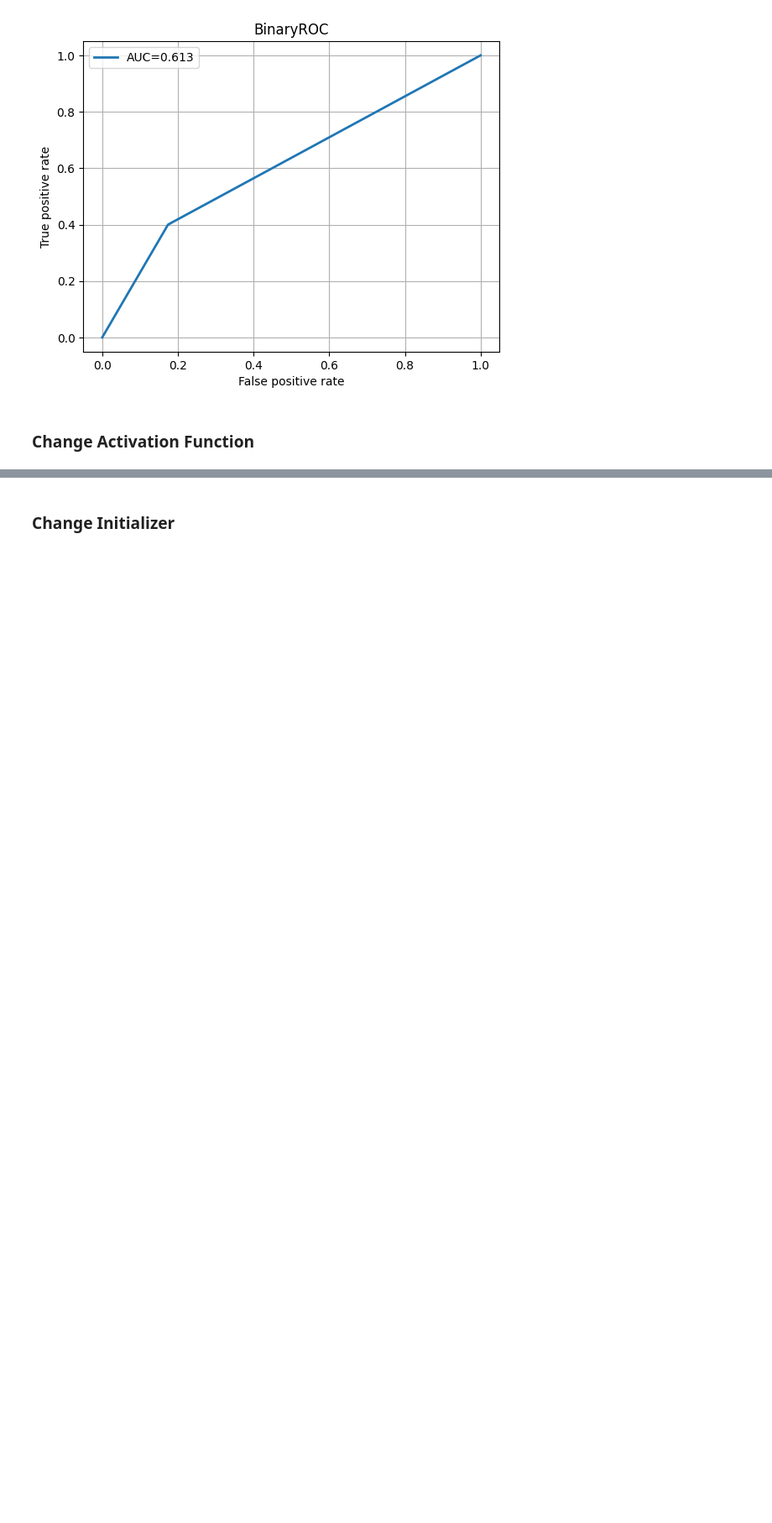
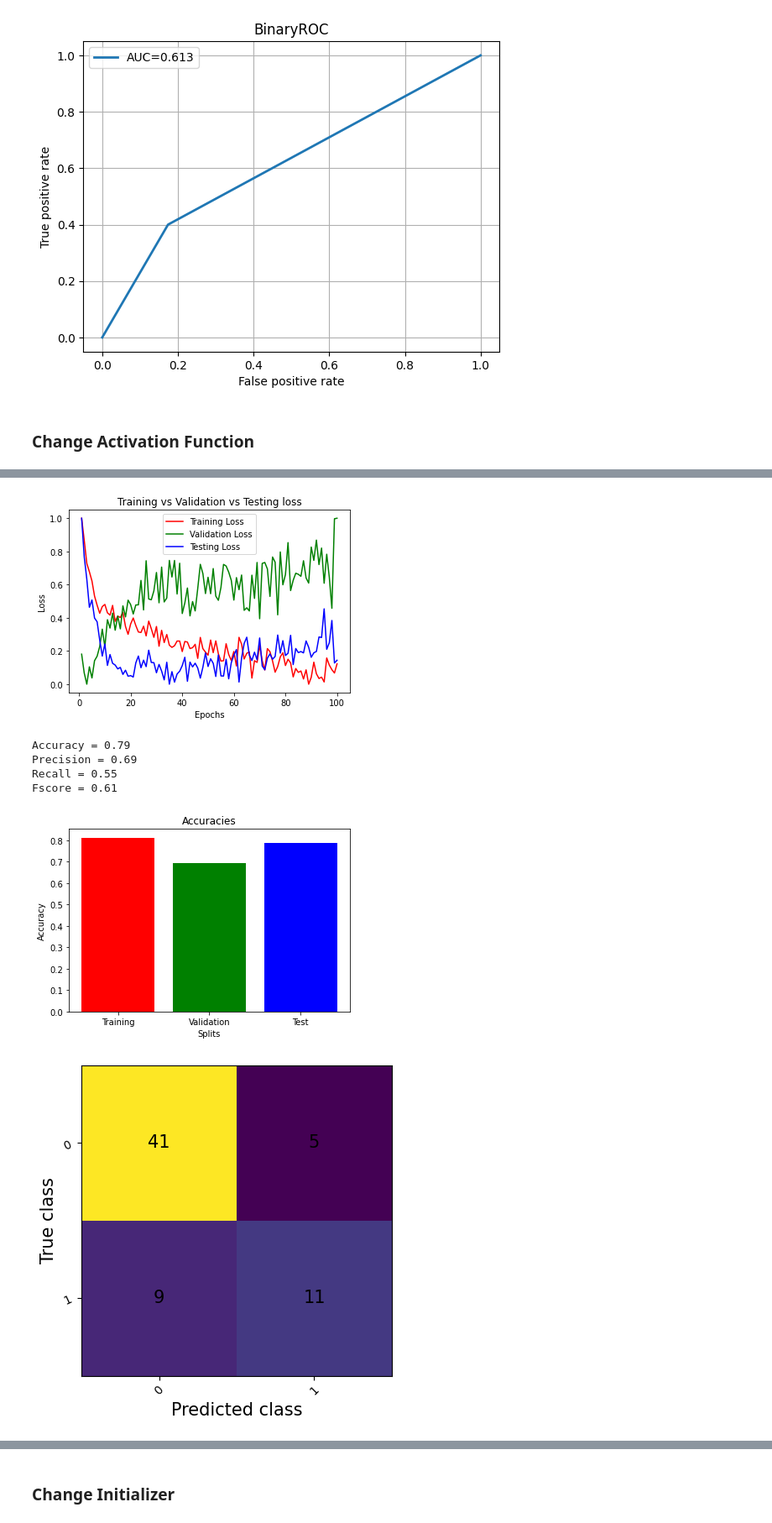
Before and after one commit to UBCSE-ngupta22/CSE574_Assign2, a Jupyter notebook: ngupta22_pandey7_assignment2_part_1_2.ipynb, the cells around one changed output, grey strips where cells are left out. Shown at 84% size. Drawn from its saved outputs; the diff is of its cells as text; code cells hidden in the pictures; blank space fills up the shorter version.

```diff
--- a/ngupta22_pandey7_assignment2_part_1_2.ipynb
+++ b/ngupta22_pandey7_assignment2_part_1_2.ipynb
@@ -700,0 +783,16 @@ Fscore = 0.44
+# %%
+# Model
+hyperActivtionFunc3 = NeuralNetwork(dropout=0.2, activationFunc=nn.SELU())
+
+# Loss Function and Optimizer
+criterion = nn.BCELoss()
+optimizer = optim.Adam(hyperActivtionFunc3.parameters(), lr=0.001)
+
+# Epochs and Batch size
+epochs = 100
+batchSize = 16
+
+modelTraining(epochs, batchSize, criterion, optimizer, hyperActivtionFunc3)
+
+perfEvaluation(hyperActivtionFunc3)
+# %% [output]
@@ -700,0 +816,7 @@ Fscore = 0.44
+[figure, added]
+Accuracy = 0.79
+Precision = 0.69
+Recall = 0.55
+Fscore = 0.61
+[figure, added]
+[figure, added]
```
Also changed, not shown: parts of 14 cells of this notebook.
